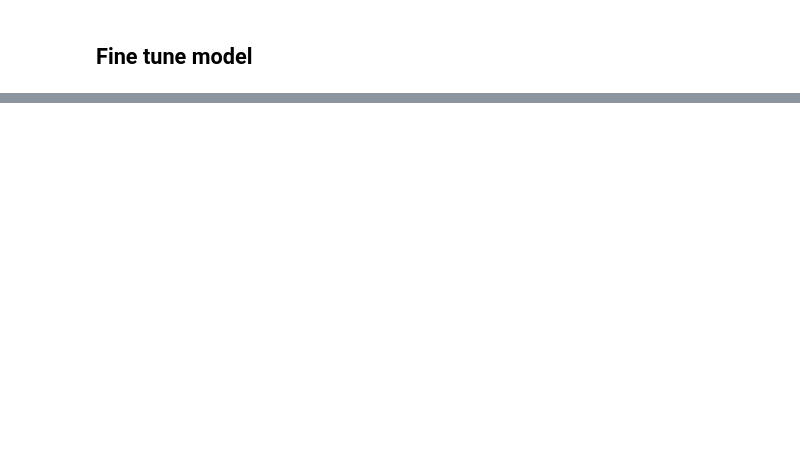
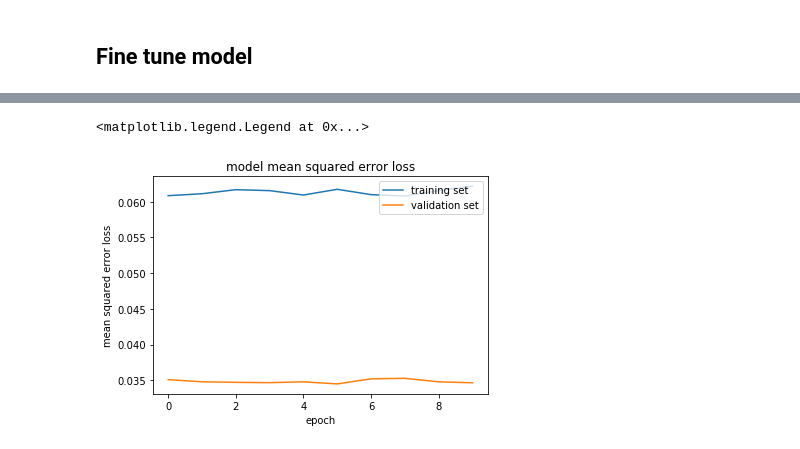
Before and after one commit to raulsolera/CarND-Behavioral-Cloning-P3, a Jupyter notebook: simple_trainer-v2.ipynb, the cells around one changed output, grey strips where cells are left out. Drawn from its saved outputs; the diff is of its cells as text; code cells hidden in the pictures; blank space fills up the shorter version.

```diff
--- a/simple_trainer-v2.ipynb
+++ b/simple_trainer-v2.ipynb
@@ -357,6 +447,6 @@ _________________________________________________________________
 # %%
 ### Get data for fine tuning
-FT_DATA_DIR = 'Own-data/'
+FT_DATA_DIR = 'new-data/'
 FT_DATA_FILE = 'driving_log.csv'
 
 # Load csv log file
@@ -369,10 +459,10 @@ with open(FT_DATA_DIR+FT_DATA_FILE) as csvfile:
 # Split csv in train and validation sets
 csv_ft_train, csv_ft_valid = train_test_split(csv_ft_file, test_size = 0.2)
 # %%
-nv_history_object = nv_model_ft.fit_generator(transformed_data_generator(csv_ft_train, data_dir = 'Own-data/', resize = False), steps_per_epoch = len(csv_ft_train)/BATCH_SIZE,
+nv_history_object = nv_model_ft.fit_generator(transformed_data_generator(csv_ft_train, data_dir = 'new-data/'), steps_per_epoch = len(csv_ft_train)/BATCH_SIZE,
                                  epochs=10, #FLAGS.epochs,
-                                 validation_data = original_data_generator(csv_ft_valid, data_dir = 'Own-data/', resize = False), validation_steps = len(csv_ft_valid)/BATCH_SIZE)
-for images, angles in original_data_generator(csv_valid, resize = False):
+                                 validation_data = original_data_generator(csv_ft_valid, data_dir = 'new-data/'), validation_steps = len(csv_ft_valid)/BATCH_SIZE)
+for images, angles in original_data_generator(csv_valid):
     break
 steering_angles = nv_model_ft.predict(images)
 print('{:s}\t{:s}\t{:s}'.format('Predicted', 'Angle', 'Abs. diff.'))
@@ -399,3 +489,14 @@ Epoch 6/10
+# %%
+### plot the training and validation loss for each epoch
+plt.plot(nv_history_object.history['loss'])
+plt.plot(nv_history_object.history['val_loss'])
+plt.title('model mean squared error loss')
+plt.ylabel('mean squared error loss')
+plt.xlabel('epoch')
+plt.legend(['training set', 'validation set'], loc='upper right')
+# %% [output]
+<matplotlib.legend.Legend at 0x...>
+[figure, added]
 # %%
 # Save model
 nv_model_ft.save('models/nv_model_ft.h5')
```
Also changed, not shown: parts of 15 cells of this notebook.
